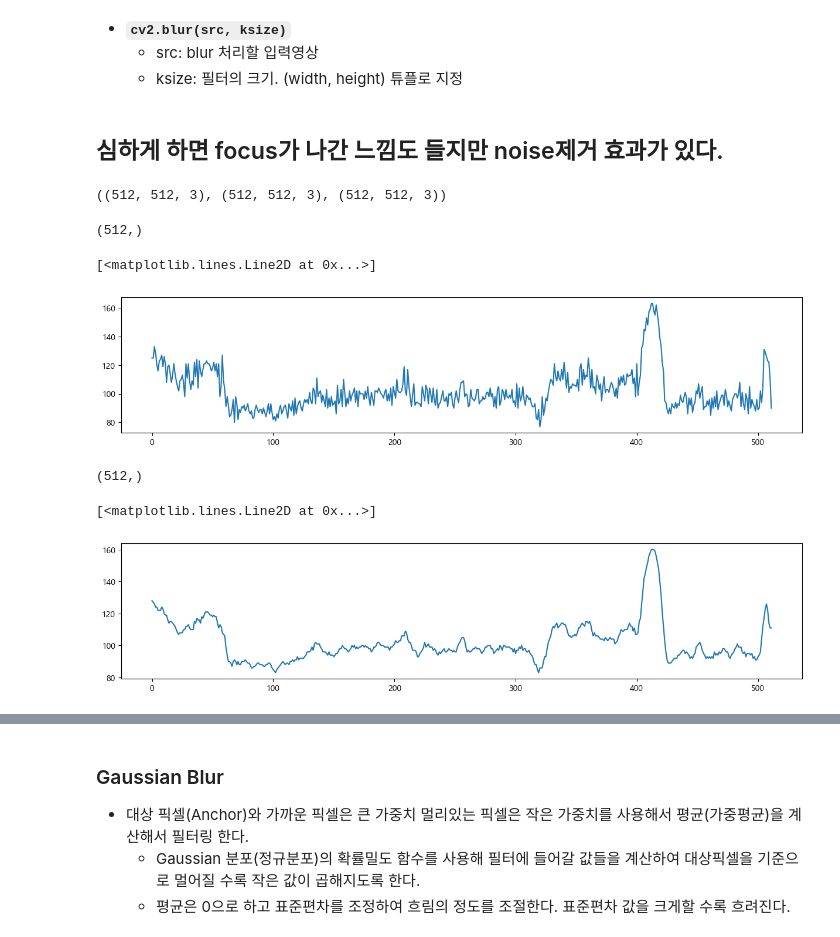
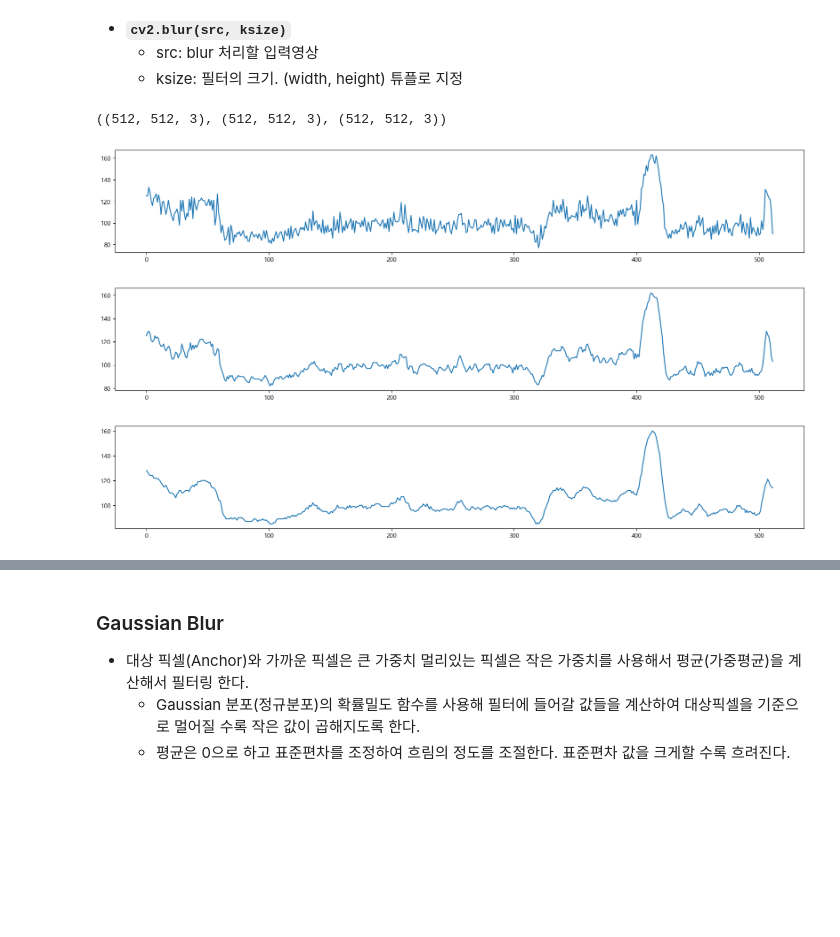
Before and after one commit to sysyuseok/machine_learning, a Jupyter notebook: 06_opencv/02_기본 영상 처리_.ipynb, the cells around one changed output, grey strips where cells are left out. Drawn from its saved outputs; the diff is of its cells as text; code cells hidden in the pictures; blank space fills up the shorter version.

```diff
--- a/06_opencv/02_기본 영상 처리_.ipynb
+++ b/06_opencv/02_기본 영상 처리_.ipynb
@@ -254,17 +311,15 @@ cv2.destroyAllWindows()
 - **`cv2.blur(src, ksize)`**
     - src: blur 처리할 입력영상
     - ksize: 필터의 크기. (width, height) 튜플로 지정
-# %% [markdown]
-## 심하게 하면 focus가 나간 느낌도 들지만 noise제거 효과가 있다.
+# %%
+import cv2
+img = cv2.imread('images/lenna.bmp')
+img2 = cv2.blur(img, (3,3))
+img3 = cv2.blur(img, (7,7))
 # %%
-img=cv2.imread("./images/lenna.bmp")
-img2=cv2.blur(img,(5,5))
-img3=cv2.blur(img,(15,15))
-
-
-cv2.imshow('ori',img)
-cv2.imshow('5x5',img2)
-cv2.imshow('15x15',img3)
+cv2.imshow("ori", img)
+cv2.imshow('3X3', img2)
+cv2.imshow('7X7', img3)
 cv2.waitKey()
 cv2.destroyAllWindows()
 # %%
@@ -272,22 +327,21 @@ img.shape,img2.shape,img3.shape
 # %% [output]
 ((512, 512, 3), (512, 512, 3), (512, 512, 3))
-# %%
-img[0,:,0].shape # 첫행 blue 값
-# %% [output]
-(512,)
+# %%
+# 첫행의 blue
+plt.figure(figsize=(20, 3))
+plt.plot(img[0, :, 0])
+plt.show()
+# %% [output]
+[figure, added]
 # %%
-plt.figure(figsize=(15,3))
-plt.plot(img[0,:,0])
+plt.figure(figsize=(20, 3))
+plt.plot(img2[0, :, 0])  #3x3
+plt.show()
 # %% [output]
-[<matplotlib.lines.Line2D at 0x...>]
-[figure, old version]
+[figure, new version]
-# %%
-img[:,0,1].shape # 첫열 green 값
-# %% [output]
-(512,)
 # %%
-plt.figure(figsize=(15,3))
-plt.plot(img2[0,:,0])
+plt.figure(figsize=(20, 3))
+plt.plot(img3[0, :, 0]) #7 X 7
+plt.show()
 # %% [output]
-[<matplotlib.lines.Line2D at 0x...>]
-[figure, old version]
+[figure, new version]
```
Also changed, not shown: parts of 52 cells of this notebook, 7 other files.
